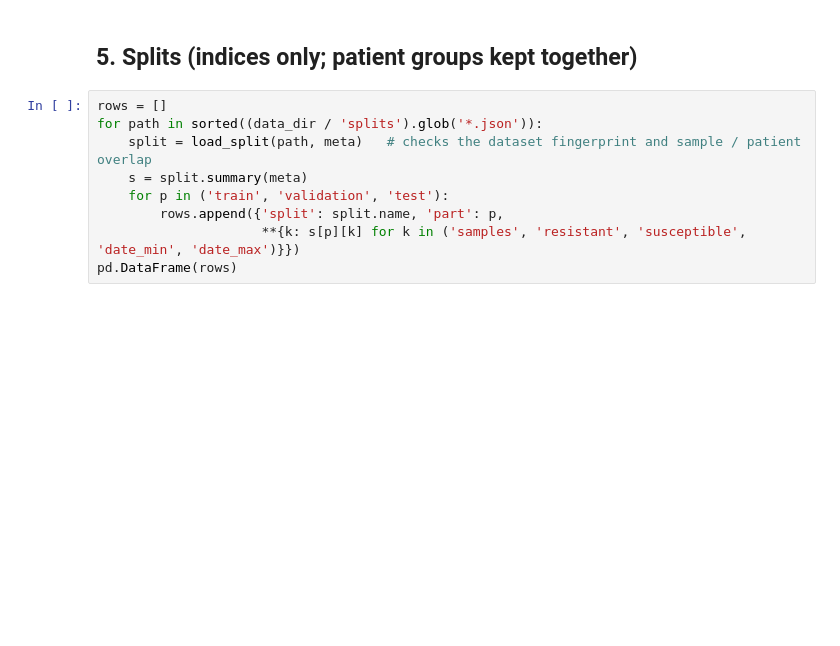
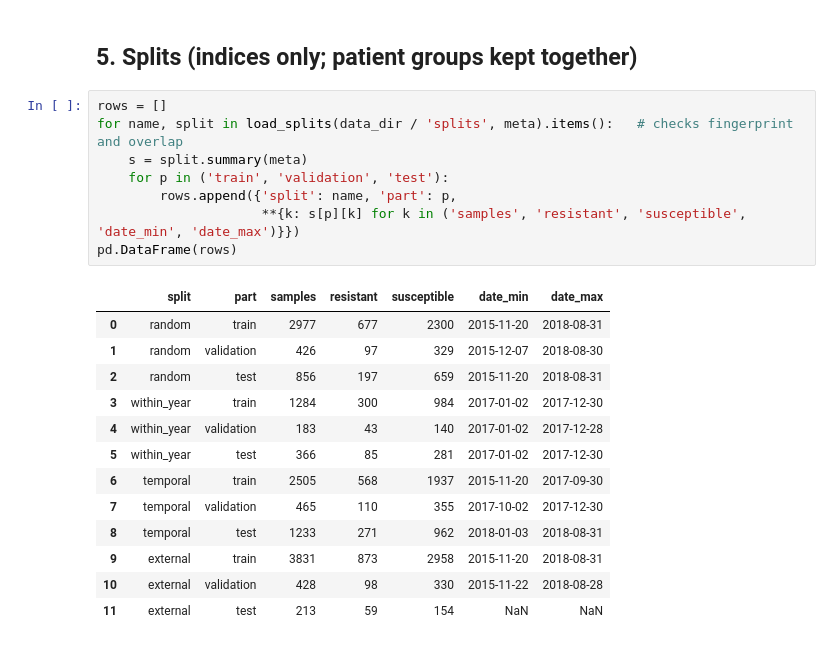
Before and after one commit to Sickwoman/antibiotic-resistance-ai, a Jupyter notebook: notebooks/02_preprocessing.ipynb, the cells around one changed output. Cells and saved outputs as stored; diff of their text form; blank space fills up the shorter version.

```diff
--- a/notebooks/02_preprocessing.ipynb
+++ b/notebooks/02_preprocessing.ipynb
@@ -78,10 +111,23 @@ ax.set_title('Mean processed spectrum per class')
 ## 5. Splits (indices only; patient groups kept together)
 # %%
 rows = []
-for path in sorted((data_dir / 'splits').glob('*.json')):
-    split = load_split(path, meta)   # checks the dataset fingerprint and sample / patient overlap
+for name, split in load_splits(data_dir / 'splits', meta).items():   # checks fingerprint and overlap
     s = split.summary(meta)
     for p in ('train', 'validation', 'test'):
-        rows.append({'split': split.name, 'part': p,
+        rows.append({'split': name, 'part': p,
                      **{k: s[p][k] for k in ('samples', 'resistant', 'susceptible', 'date_min', 'date_max')}})
 pd.DataFrame(rows)
+# %% [output]
+|  | split | part | samples | resistant | susceptible | date_min | date_max |
+| 0 | random | train | 2977 | 677 | 2300 | 2015-11-20 | 2018-08-31 |
+| 1 | random | validation | 426 | 97 | 329 | 2015-12-07 | 2018-08-30 |
+| 2 | random | test | 856 | 197 | 659 | 2015-11-20 | 2018-08-31 |
+| 3 | within_year | train | 1284 | 300 | 984 | 2017-01-02 | 2017-12-30 |
+| 4 | within_year | validation | 183 | 43 | 140 | 2017-01-02 | 2017-12-28 |
+| 5 | within_year | test | 366 | 85 | 281 | 2017-01-02 | 2017-12-30 |
+| 6 | temporal | train | 2505 | 568 | 1937 | 2015-11-20 | 2017-09-30 |
+| 7 | temporal | validation | 465 | 110 | 355 | 2017-10-02 | 2017-12-30 |
+| 8 | temporal | test | 1233 | 271 | 962 | 2018-01-03 | 2018-08-31 |
+| 9 | external | train | 3831 | 873 | 2958 | 2015-11-20 | 2018-08-31 |
+| 10 | external | validation | 428 | 98 | 330 | 2015-11-22 | 2018-08-28 |
+| 11 | external | test | 213 | 59 | 154 | NaN | NaN |
```
Also changed, not shown: parts of 5 cells of this notebook, 8 other files.
